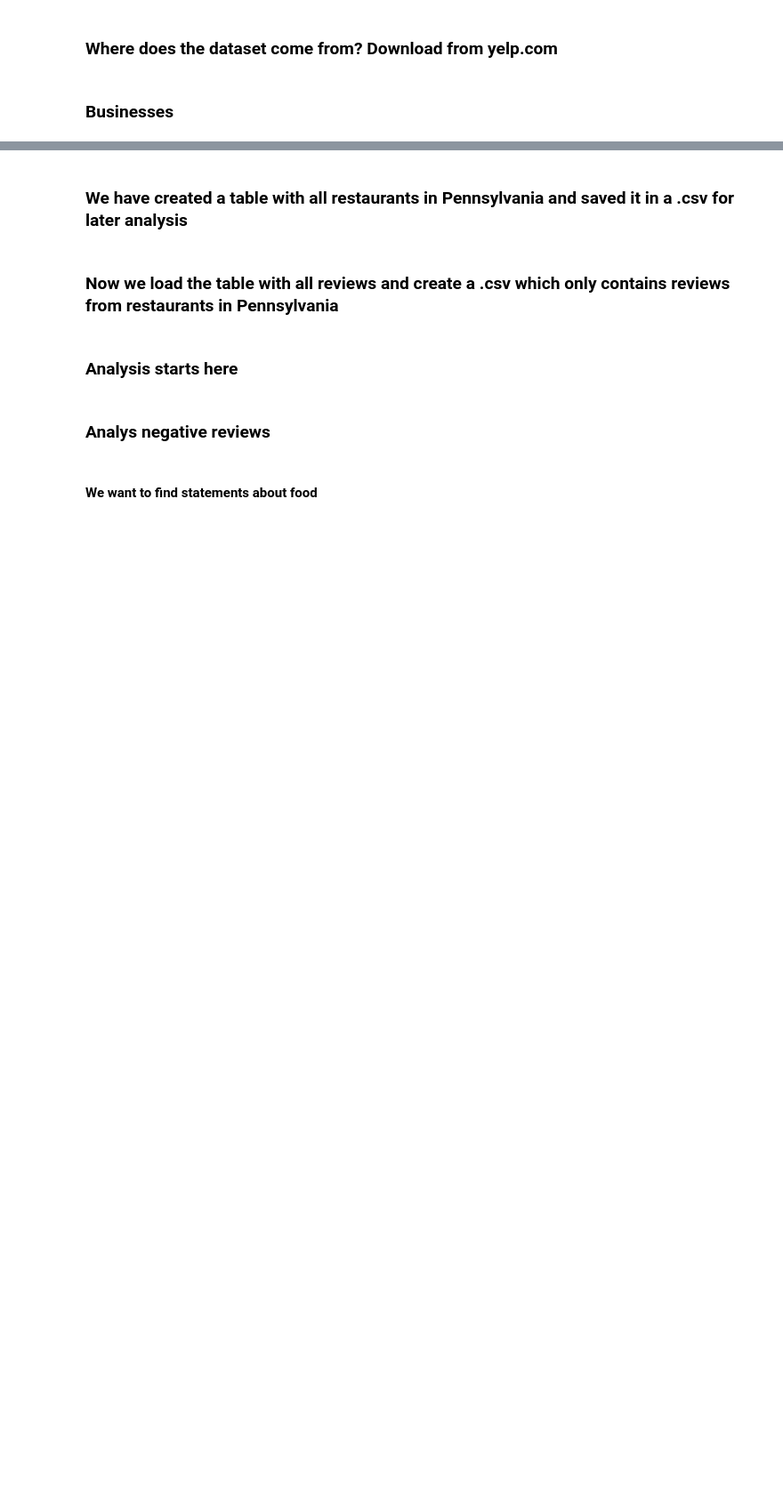
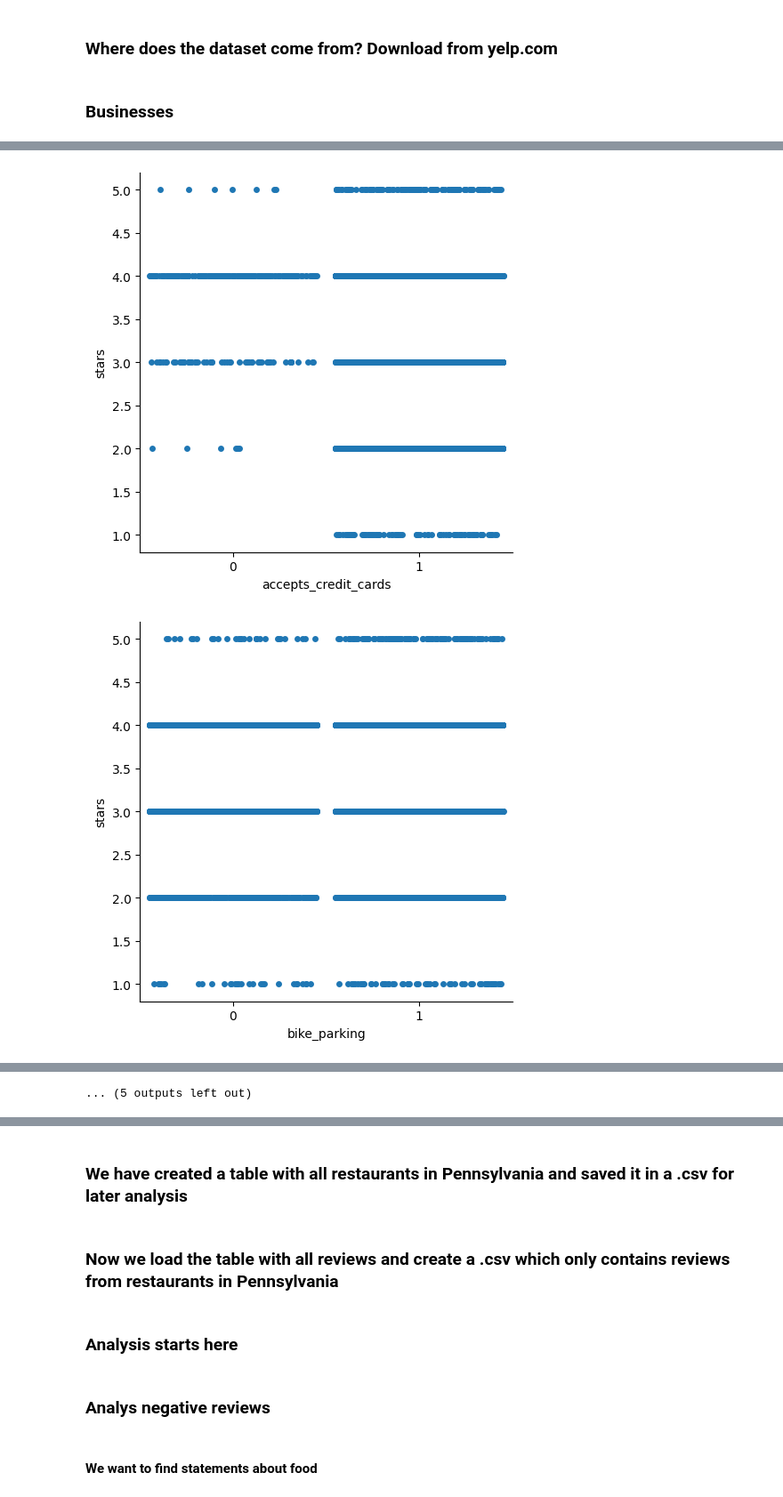
Before and after one commit to raska0010/yelp-customer-reviews, a Jupyter notebook: data_cleaning.ipynb, the cells around one changed output, grey strips where cells are left out. Shown at 89% size. Drawn from its saved outputs; the diff is of its cells as text; code cells hidden in the pictures; blank space fills up the shorter version.

```diff
--- a/data_cleaning.ipynb
+++ b/data_cleaning.ipynb
@@ -157,0 +168,17 @@ plt.scatter(restaurants['wi_fi'][restaurants['wi_fi'].notna()], restaurants['sta
+# %%
+cols = [
+    'accepts_credit_cards',
+    'bike_parking', 'take_out', 'delivery', 'caters',
+    'outdoor_seating', 'has_tv', 'reservations',
+    'good_for_kids', 'parking', 'table_service',
+    'good_for_groups']
+
+for label in cols:
+    restaurants[label] = (restaurants[label] == 'True').astype(int)  # Encodes True as 1, False as 0
+# %%
+restaurants['price_range'] = restaurants['price_range'].astype(int)
+restaurants['stars'] = restaurants['stars'].astype(int)
+# %%
+cols = restaurants.columns[9:].to_list()
+cols.append('stars')
+cols
@@ -157,0 +204,7 @@ plt.scatter(restaurants['wi_fi'][restaurants['wi_fi'].notna()], restaurants['sta
+# %%
+for label in cols:
+    print(label)
+    try:
+        print(np.isinf(restaurants[label]).values.sum(), '\n')
+    except:
+        print('{} could not be inspected'.format(label), '\n')
@@ -157,0 +231,7 @@ plt.scatter(restaurants['wi_fi'][restaurants['wi_fi'].notna()], restaurants['sta
+# %%
+for label in restaurants.columns[9:]:
+    sns.catplot(restaurants, x=label, y='stars', jitter=0.45)
+    sns.despine();
+# %% [output]
+[figure, added]
+[figure, added]
@@ -157,0 +248 @@ plt.scatter(restaurants['wi_fi'][restaurants['wi_fi'].notna()], restaurants['sta
+... (5 outputs left out)
```
Also changed, not shown: parts of 42 cells of this notebook.
